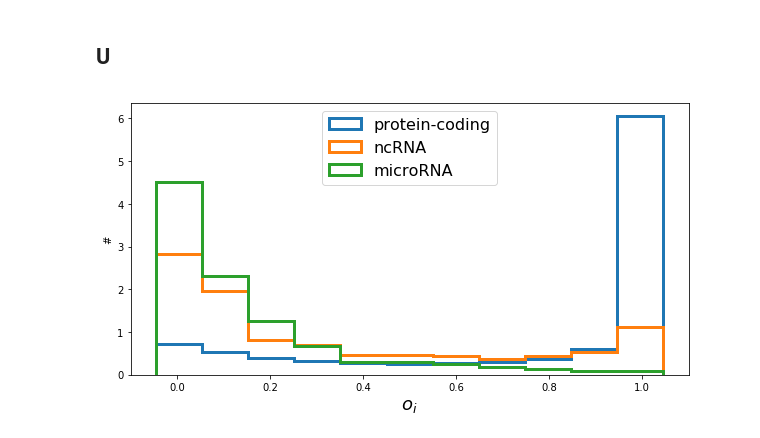
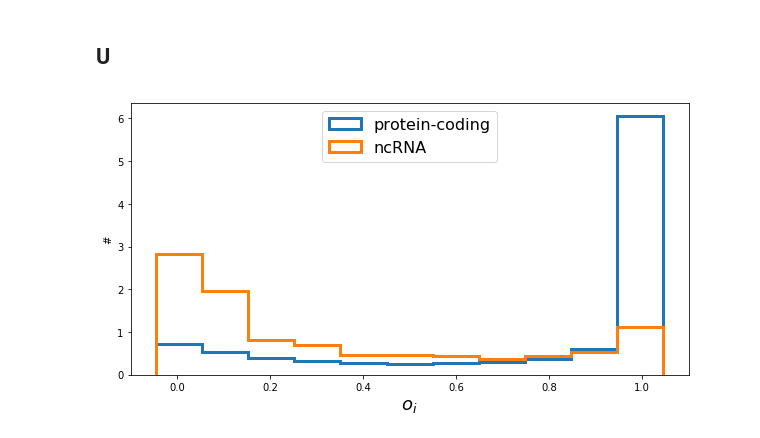
Before and after one commit to fvalle1/master_thesis, a Jupyter notebook: Table_ByGeneType.ipynb, the cells around one changed output. Drawn from its saved outputs; the diff is of its cells as text; code cells hidden in the pictures.

```diff
--- a/Table_ByGeneType.ipynb
+++ b/Table_ByGeneType.ipynb
@@ -130,14 +132,14 @@ with file("ontology.txt", 'w') as g_file:
 # %%
 bins = 11
 rang = (0-0.5/bins, 1+0.5/bins)
 fig = plt.figure(figsize=(10,5))
-for t in ['protein-coding', 'ncRNA', 'microRNA']:
+for t in ['protein-coding', 'ncRNA']:
     subdf = df_mv[df_mv['type_of_gene']==t]
     plt.hist(subdf['occurrence']/5000, label=t, histtype='step', density=True, bins=bins, range=rang, lw=3)
 plt.legend(fontsize=16, loc='upper center')
 plt.xlabel("$o_i$", fontsize=18)
 plt.ylabel("#")
 plt.show()
-fig.savefig("multipleU.pdf")
+fig.savefig("multiplecnc.pdf")
 # %% [output]
-[figure, old version]
+[figure, new version]
```
Also changed, not shown: parts of 5 cells of this notebook, 30 other files.
